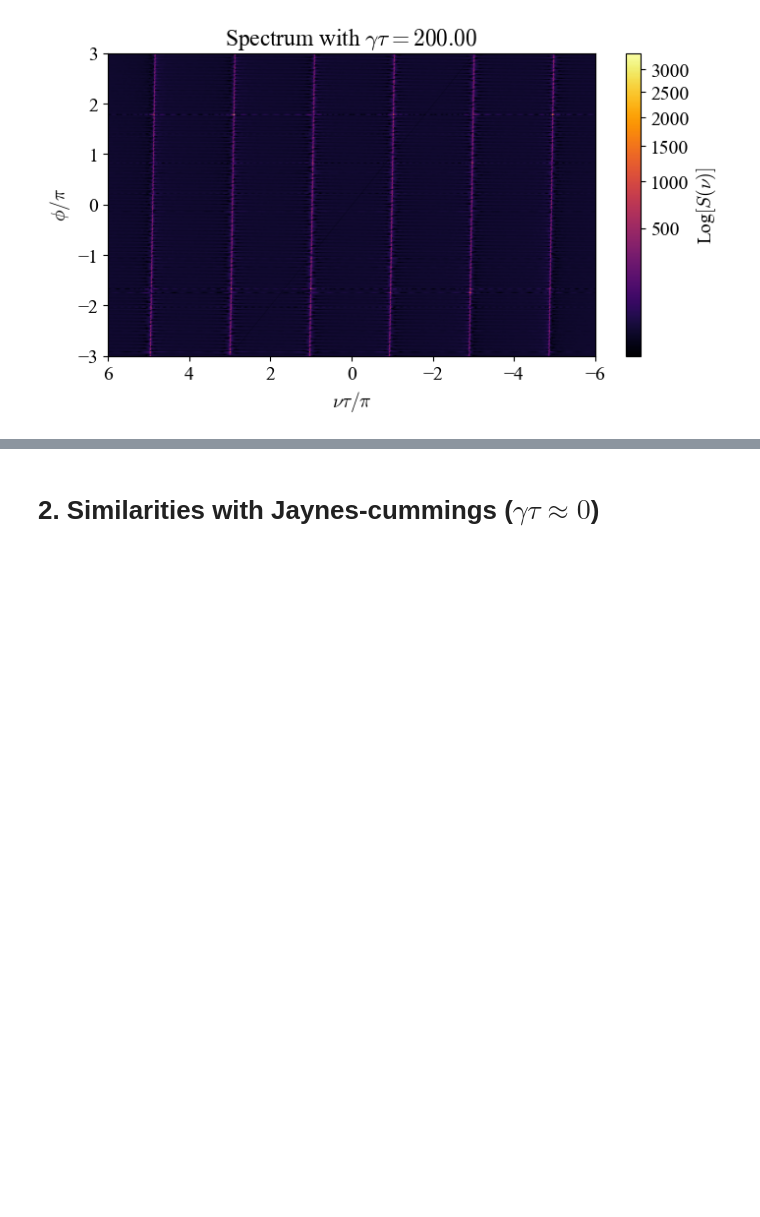
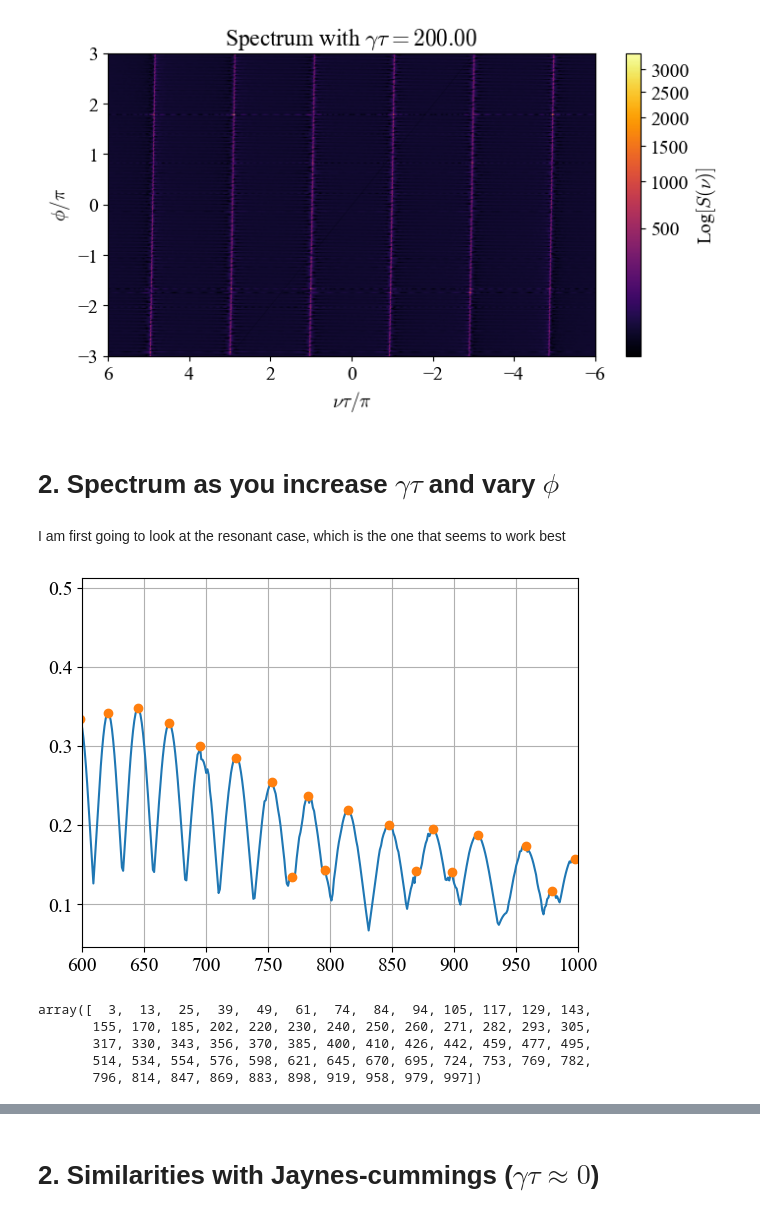
Before and after one commit to Taitoos2/Non, a Jupyter notebook: Single_excitation.ipynb, the cells around one changed output, grey strips where cells are left out. Cells and saved outputs as stored; diff of their text form; code cells hidden in the pictures; blank space fills up the shorter version.

```diff
--- a/Single_excitation.ipynb
+++ b/Single_excitation.ipynb
@@ -99,3 +208,29 @@ tau = 1
 _,_ = exp000(phi_values,gamma,tau)
 # %% [output]
 [figure]
+# %% [markdown]
+# 2. Spectrum as you increase $\gamma \tau$ and vary $\phi$
+# %% [markdown]
+I am first going to look at the resonant case, which is the one that seems to work best
+# %%
+def exp001(gamma_values,phi_s):
+	tau_s = 1
+	initial = [1,0]
+	t_max = 270 * tau_s
+	dt = tau_s/100
+	Ms = np.arange(15000,16000,1)
+
+	def sample_gamma(gamma_value):
+		t,_,a,_ = run_simulation(gamma_value,tau_s,phi_s,0,t_max,dt,initial,Ms)   # not the same using S or U, need to look into it
+		w,aw = fft_matrix(t,a)
+		u = observable(aw,initial)
+		return w,u
+
+	data = paralelizar(gamma_values,sample_gamma)
+	data_w = np.asarray([data_f[0] for data_f in data])
+	data_u = np.abs(np.asarray([np.abs(np.real(data_f[1])) for data_f in data]))
+	return data_w,data_u
+# %%
+gamma_values = np.linspace(0.05,10,1000)
+
+dataw,datau = exp001(gamma_values,0)
@@ -101,0 +239,28 @@ _,_ = exp000(phi_values,gamma,tau)
+# %%
+max_u = []
+max_w=[]
+datau_normalized=[]
+for n in range(datau.shape[0]):
+    dummie=datau[n,:]/np.sum(np.abs(datau[n,:]))
+    datau_normalized.append(dummie)
+    max_u.append(np.max(dummie[dataw[n,:]>0]))
+
+datau_normalized=np.asarray(datau_normalized)
+max_u=np.asarray(max_u)
+
+peaks_max,_ = find_peaks(max_u,distance=10)
+plt.plot(max_u)
+plt.plot(np.arange(len(max_u))[peaks_max],max_u[peaks_max],'o')
+plt.grid()
+plt.xlim(600,1000)
+plt.show()
+# %% [output]
+[figure, added]
+# %%
+peaks_max
+# %% [output]
+array([  3,  13,  25,  39,  49,  61,  74,  84,  94, 105, 117, 129, 143,
+       155, 170, 185, 202, 220, 230, 240, 250, 260, 271, 282, 293, 305,
+       317, 330, 343, 356, 370, 385, 400, 410, 426, 442, 459, 477, 495,
+       514, 534, 554, 576, 598, 621, 645, 670, 695, 724, 753, 769, 782,
+       796, 814, 847, 869, 883, 898, 919, 958, 979, 997])
```
Also changed, not shown: parts of 12 cells of this notebook, 1 other file.
